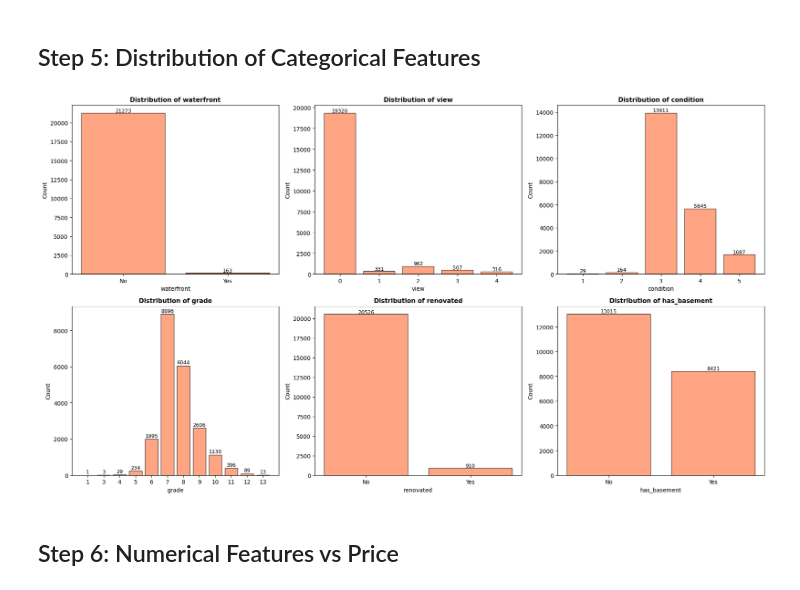
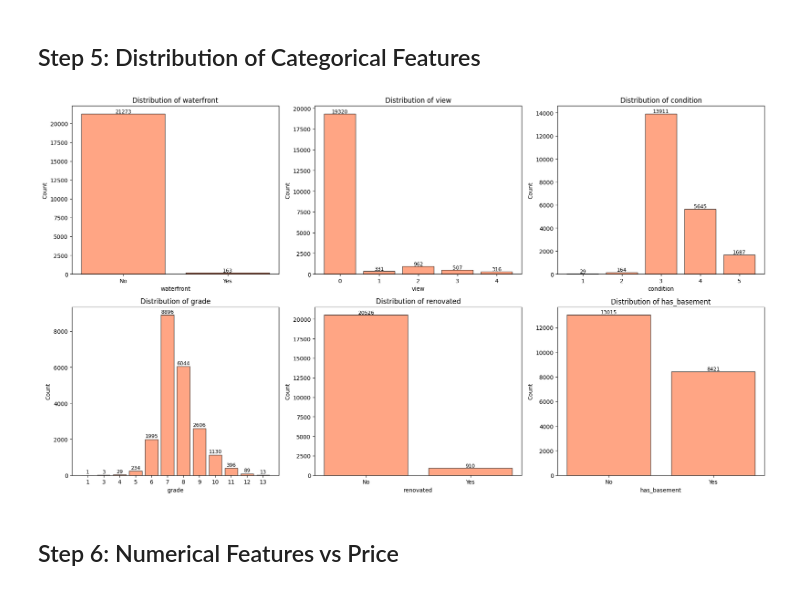
Before and after one commit to AswathSanthanakrishnan/House-Price-Prediction-Project---Final-sem-project-, a Jupyter notebook: 02_EDA.ipynb, the cells around one changed output. Drawn from its saved outputs; the diff is of its cells as text; code cells hidden in the pictures.

```diff
--- a/02_EDA.ipynb
+++ b/02_EDA.ipynb
@@ -119,12 +111,10 @@ Price Statistics:
 
 Before visualizing, let's convert binary categorical features (like 0/1) into more readable labels (like No/Yes).
 # %%
-# Convert binary 0/1 columns to No/Yes strings for easier plotting
-df_viz = df.copy()  # Create a copy just for visualization
+df_viz = df.copy()
 binary_map = {0: 'No', 1: 'Yes'}
-df_viz['waterfront'] = df_viz['waterfront'].map(binary_map)
-df_viz['renovated'] = df_viz['renovated'].map({0: 'No', 1: 'Yes'}) # fallback mapping
-df_viz['has_basement'] = df_viz['has_basement'].map(binary_map)
+for col in ['waterfront', 'renovated', 'has_basement']:
+    df_viz[col] = df_viz[col].map(binary_map)
 print("Mapped categorical features for visualization (df_viz created).")
 # %% [output]
 Mapped categorical features for visualization (df_viz created).
@@ -153,23 +146,14 @@ plt.show()
 # %%
-# Categorical features
-categorical_features = ['waterfront', 'view', 'condition', 'grade', 'renovated', 'has_basement']
-
 fig, axes = plt.subplots(2, 3, figsize=(18, 10))
-axes = axes.ravel()
-
-for idx, col in enumerate(categorical_features):
+for ax, col in zip(axes.ravel(), categorical_features):
     value_counts = df_viz[col].value_counts().sort_index()
-    axes[idx].bar(value_counts.index.astype(str), value_counts.values, edgecolor='black', alpha=0.7, color='coral')
-    axes[idx].set_xlabel(col, fontsize=10)
-    axes[idx].set_ylabel('Count', fontsize=10)
-    axes[idx].set_title(f'Distribution of {col}', fontsize=11, fontweight='bold')
-
+    ax.bar(value_counts.index.astype(str), value_counts.values, edgecolor='black', alpha=0.7, color='coral')
+    ax.set(xlabel=col, ylabel='Count', title=f'Distribution of {col}')
     for i, v in enumerate(value_counts.values):
-        axes[idx].text(i, v + 100, str(v), ha='center', fontsize=9)
-
+        ax.text(i, v + 100, str(v), ha='center', fontsize=9)
 plt.tight_layout()
 plt.show()
 # %% [output]
-[figure, old version]
+[figure, new version]
 # %% [markdown]
 ## Step 6: Numerical Features vs Price
```
Also changed, not shown: parts of 18 cells of this notebook, 2 other files.
